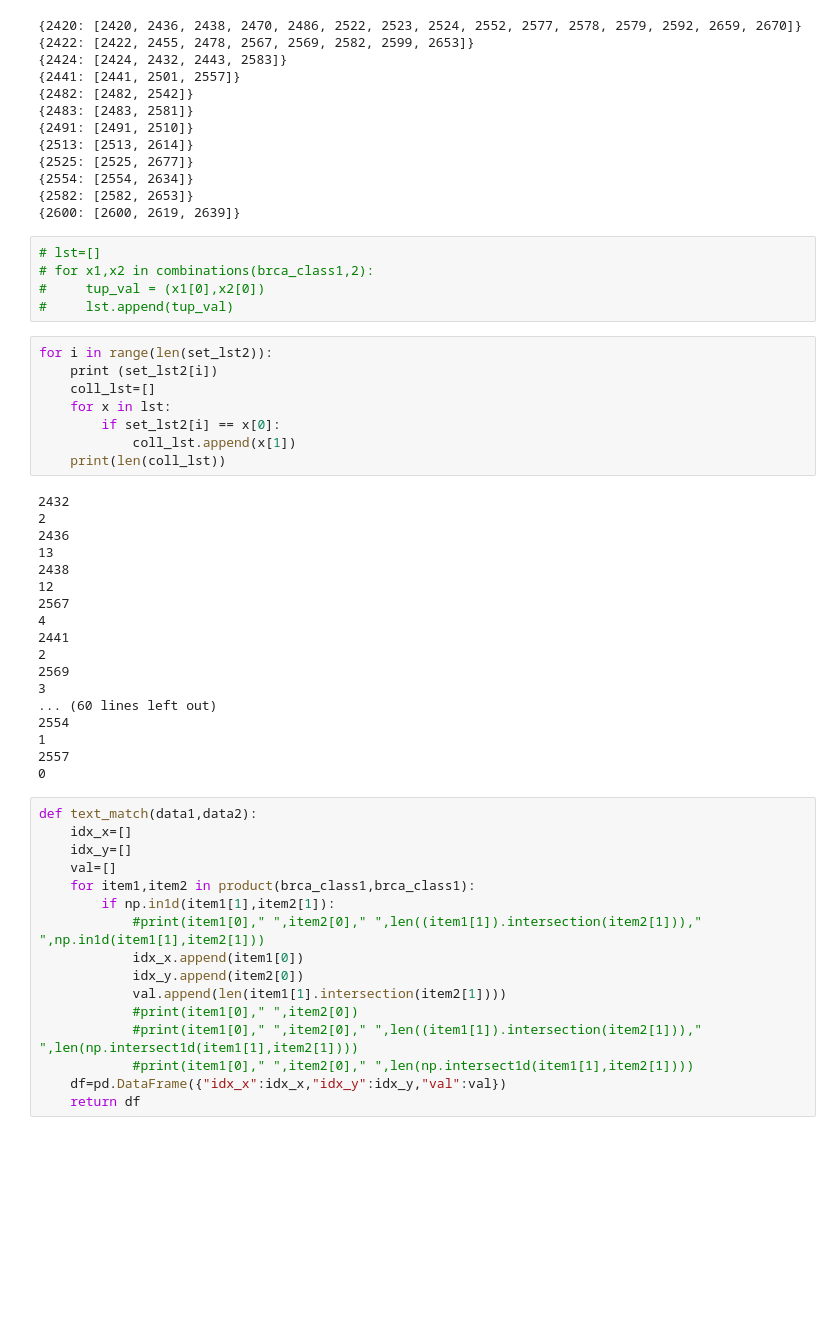
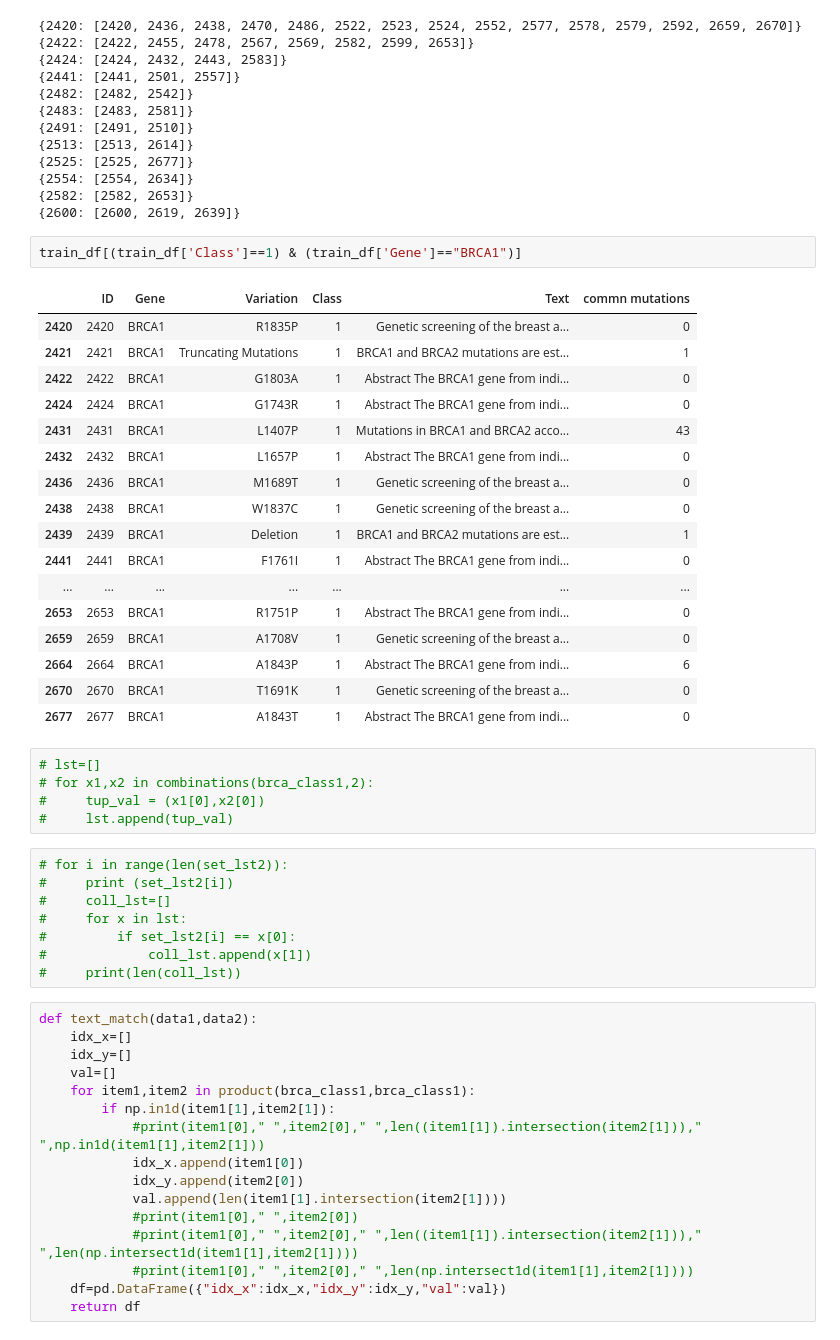
Before and after one commit to me-nobody/jovian-ml-project, a Jupyter notebook: jovian-ml-project-080422-lab.ipynb, the cells around one changed output. Drawn from its saved outputs; the diff is of its cells as text; blank space fills up the shorter version.

```diff
--- a/jovian-ml-project-080422-lab.ipynb
+++ b/jovian-ml-project-080422-lab.ipynb
@@ -470,37 +470,39 @@ for commons in text_dict_list:
 {2554: [2554, 2634]}
 {2582: [2582, 2653]}
 {2600: [2600, 2619, 2639]}
+# %%
+train_df[(train_df['Class']==1) & (train_df['Gene']=="BRCA1")]
+# %% [output]
+|  | ID | Gene | Variation | Class | Text | commn mutations |
+| 2420 | 2420 | BRCA1 | R1835P | 1 | Genetic screening of the breast a... | 0 |
+| 2421 | 2421 | BRCA1 | Truncating Mutations | 1 | BRCA1 and BRCA2 mutations are est... | 1 |
+| 2422 | 2422 | BRCA1 | G1803A | 1 | Abstract The BRCA1 gene from indi... | 0 |
+| 2424 | 2424 | BRCA1 | G1743R | 1 | Abstract The BRCA1 gene from indi... | 0 |
+| 2431 | 2431 | BRCA1 | L1407P | 1 | Mutations in BRCA1 and BRCA2 acco... | 43 |
+| 2432 | 2432 | BRCA1 | L1657P | 1 | Abstract The BRCA1 gene from indi... | 0 |
+| 2436 | 2436 | BRCA1 | M1689T | 1 | Genetic screening of the breast a... | 0 |
+| 2438 | 2438 | BRCA1 | W1837C | 1 | Genetic screening of the breast a... | 0 |
+| 2439 | 2439 | BRCA1 | Deletion | 1 | BRCA1 and BRCA2 mutations are est... | 1 |
+| 2441 | 2441 | BRCA1 | F1761I | 1 | Abstract The BRCA1 gene from indi... | 0 |
+| ... | ... | ... | ... | ... | ... | ... |
+| 2653 | 2653 | BRCA1 | R1751P | 1 | Abstract The BRCA1 gene from indi... | 0 |
+| 2659 | 2659 | BRCA1 | A1708V | 1 | Genetic screening of the breast a... | 0 |
+| 2664 | 2664 | BRCA1 | A1843P | 1 | Abstract The BRCA1 gene from indi... | 6 |
+| 2670 | 2670 | BRCA1 | T1691K | 1 | Genetic screening of the breast a... | 0 |
+| 2677 | 2677 | BRCA1 | A1843T | 1 | Abstract The BRCA1 gene from indi... | 0 |
 # %%
 # lst=[]
 # for x1,x2 in combinations(brca_class1,2):
 #     tup_val = (x1[0],x2[0])
 #     lst.append(tup_val)
 # %%
-for i in range(len(set_lst2)):
-    print (set_lst2[i])
-    coll_lst=[]
-    for x in lst:
-        if set_lst2[i] == x[0]:
-            coll_lst.append(x[1])
-    print(len(coll_lst))
+# for i in range(len(set_lst2)):
+#     print (set_lst2[i])
+#     coll_lst=[]
+#     for x in lst:
+#         if set_lst2[i] == x[0]:
+#             coll_lst.append(x[1])
+#     print(len(coll_lst))
-# %% [output]
-2432
-2
-2436
-13
-2438
-12
-2567
-4
-2441
-2
-2569
-3
-... (60 lines left out)
-2554
-1
-2557
-0
 # %%
 def text_match(data1,data2):
     idx_x=[]
```
